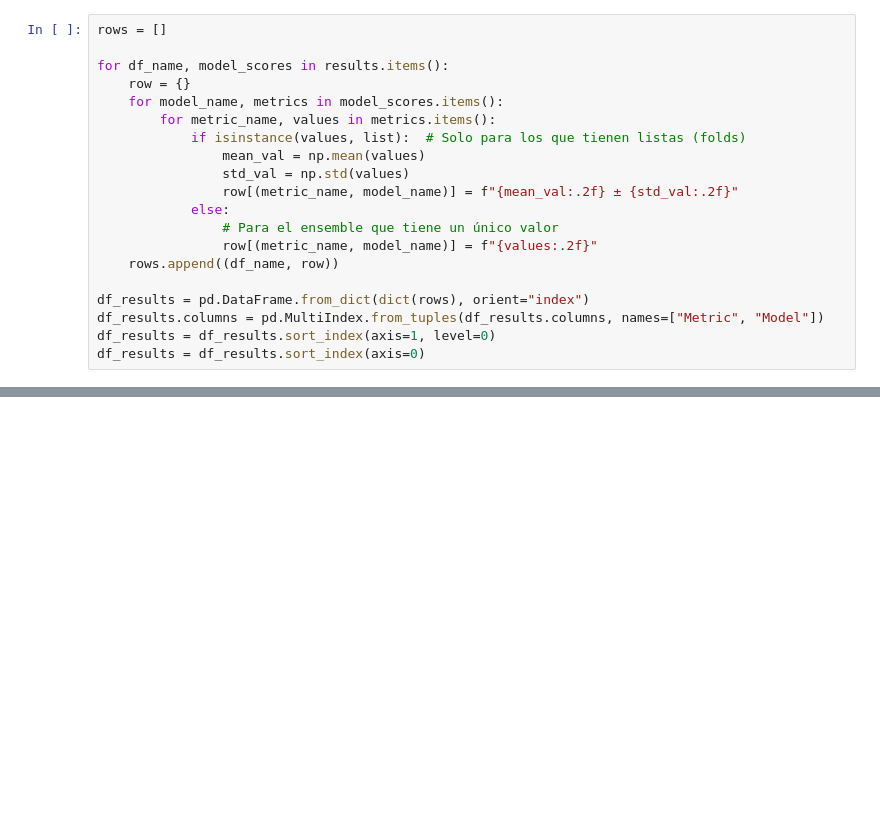
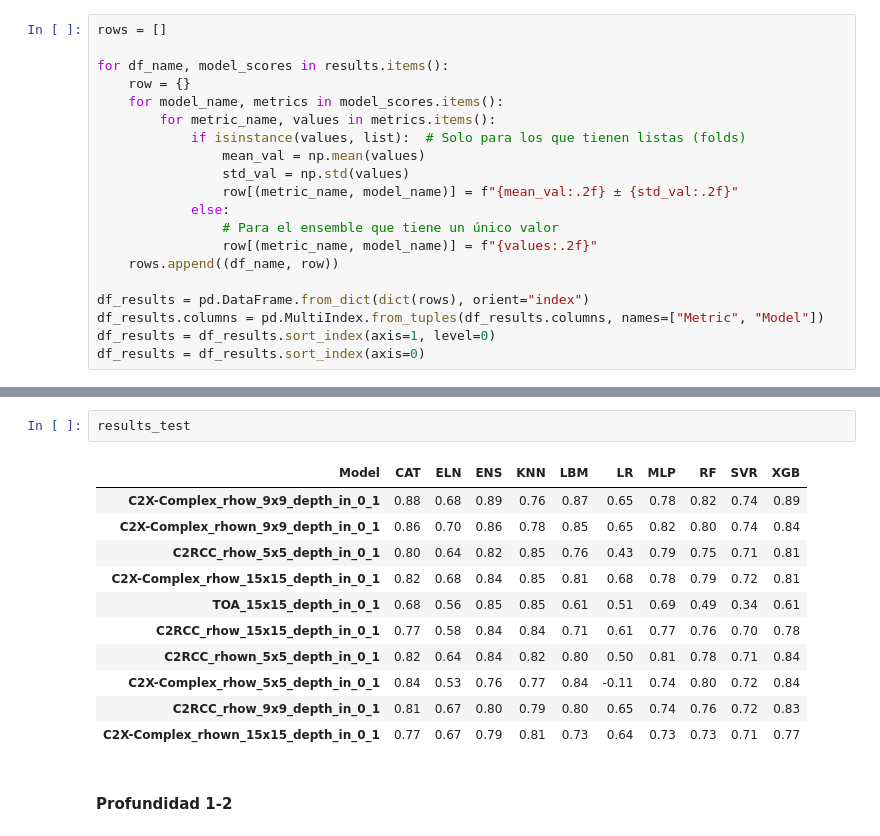
Before and after one commit to Antonio-MI/mar-menor-chl, a Jupyter notebook: Entrenamiento_Final.ipynb, the cells around one changed output, grey strips where cells are left out. Saved outputs shown, nothing was run; the diff lists cells and outputs as text; blank space fills up the shorter version.

```diff
--- a/Entrenamiento_Final.ipynb
+++ b/Entrenamiento_Final.ipynb
@@ -585,0 +628,16 @@ results
+# %%
+results_test
+# %% [output]
+| Model | CAT | ELN | ENS | KNN | LBM | LR | MLP | RF | SVR | XGB |
+| C2X-Complex_rhow_9x9_depth_in_0_1 | 0.88 | 0.68 | 0.89 | 0.76 | 0.87 | 0.65 | 0.78 | 0.82 | 0.74 | 0.89 |
+| C2X-Complex_rhown_9x9_depth_in_0_1 | 0.86 | 0.70 | 0.86 | 0.78 | 0.85 | 0.65 | 0.82 | 0.80 | 0.74 | 0.84 |
+| C2RCC_rhow_5x5_depth_in_0_1 | 0.80 | 0.64 | 0.82 | 0.85 | 0.76 | 0.43 | 0.79 | 0.75 | 0.71 | 0.81 |
+| C2X-Complex_rhow_15x15_depth_in_0_1 | 0.82 | 0.68 | 0.84 | 0.85 | 0.81 | 0.68 | 0.78 | 0.79 | 0.72 | 0.81 |
+| TOA_15x15_depth_in_0_1 | 0.68 | 0.56 | 0.85 | 0.85 | 0.61 | 0.51 | 0.69 | 0.49 | 0.34 | 0.61 |
+| C2RCC_rhow_15x15_depth_in_0_1 | 0.77 | 0.58 | 0.84 | 0.84 | 0.71 | 0.61 | 0.77 | 0.76 | 0.70 | 0.78 |
+| C2RCC_rhown_5x5_depth_in_0_1 | 0.82 | 0.64 | 0.84 | 0.82 | 0.80 | 0.50 | 0.81 | 0.78 | 0.71 | 0.84 |
+| C2X-Complex_rhow_5x5_depth_in_0_1 | 0.84 | 0.53 | 0.76 | 0.77 | 0.84 | -0.11 | 0.74 | 0.80 | 0.72 | 0.84 |
+| C2RCC_rhow_9x9_depth_in_0_1 | 0.81 | 0.67 | 0.80 | 0.79 | 0.80 | 0.65 | 0.74 | 0.76 | 0.72 | 0.83 |
+| C2X-Complex_rhown_15x15_depth_in_0_1 | 0.77 | 0.67 | 0.79 | 0.81 | 0.73 | 0.64 | 0.73 | 0.73 | 0.71 | 0.77 |
+# %% [markdown]
+#### Profundidad 1-2
```
Also changed, not shown: parts of 27 cells of this notebook, 3 other files.
